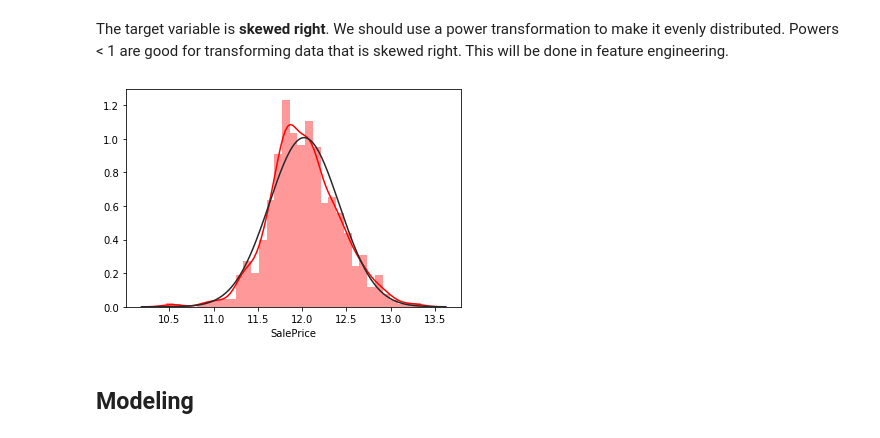
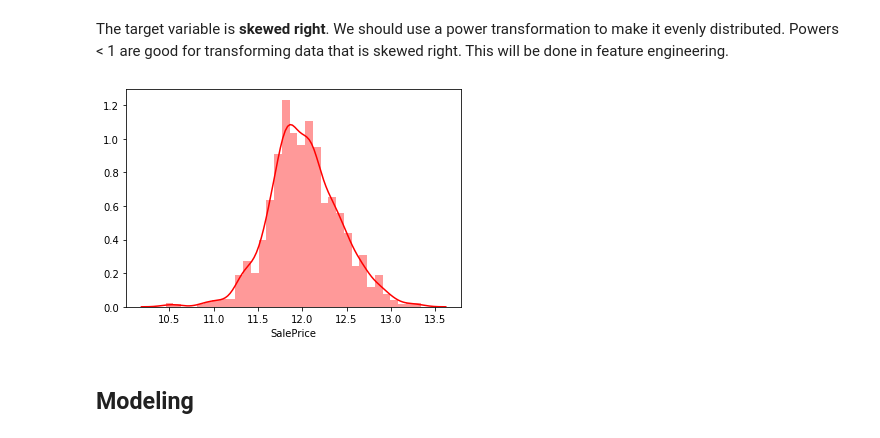
Before and after one commit to ryanhpark/HousingPricePrediction_ML, a Jupyter notebook: Lucas/3_Model.ipynb, the cells around one changed output. Saved outputs shown, nothing was run; the diff lists cells and outputs as text; code cells hidden in the pictures.

```diff
--- a/Lucas/3_Model.ipynb
+++ b/Lucas/3_Model.ipynb
@@ -27,6 +28,9 @@ pd.set_option('display.max_rows', 1000)
 # %%
 train = pd.read_csv("./train_final.csv")
 test = pd.read_csv("./test_final.csv")
+
+train_dummies = pd.read_csv("./train_dummies_final.csv")
+test_dummies = pd.read_csv("./test_dummies_final.csv")
 # %% [markdown]
 ## Target Variable
 # %%
@@ -37,10 +41,11 @@ sns.distplot(train['SalePrice'], color='Red');
 # %% [markdown]
 The target variable is <b>skewed right</b>. We should use a power transformation to make it evenly distributed. Powers < 1 are good for transforming data that is skewed right. This will be done in feature engineering.
 # %%
-train["SalePrice"] = np.log1p(train["SalePrice"])
-sns.distplot(train['SalePrice'], color='Red', fit=norm);
+train["SalePrice"] = np.log(train["SalePrice"])
+train_dummies["SalePrice"] = np.log(train_dummies["SalePrice"])
+sns.distplot(train['SalePrice'], color='Red');
 # %% [output]
-[figure, old version]
+[figure, new version]
 # %% [markdown]
 ## Modeling
 # %%
```
Also changed, not shown: parts of 18 cells of this notebook, 1 other file.
